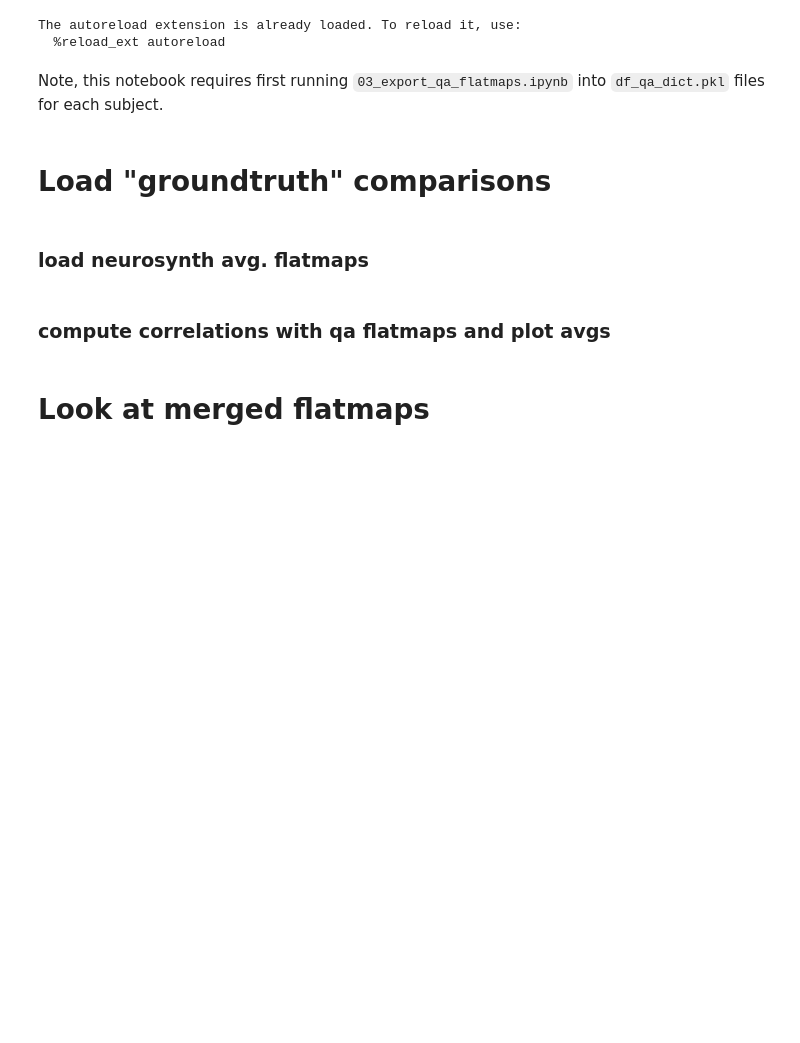
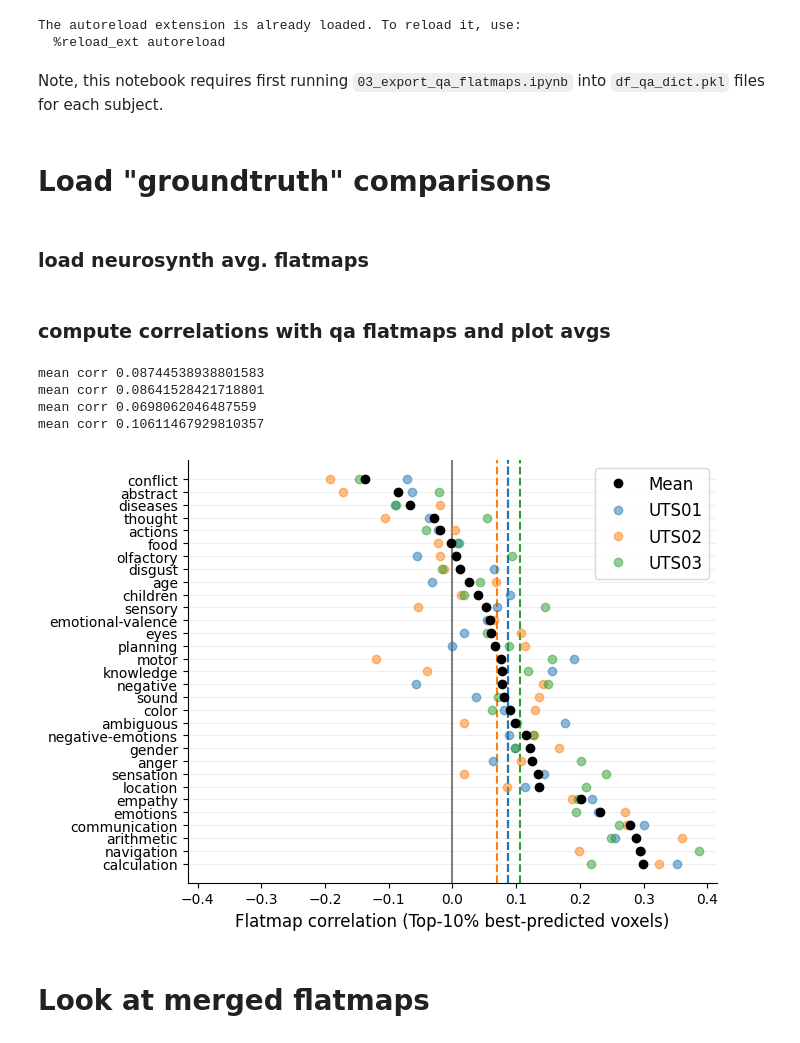
Before and after one commit to csinva/fmri, a Jupyter notebook: notebooks_gpt4/04_neurosynth_compare.ipynb, the cells around one changed output. Cells and saved outputs as stored; diff of their text form; code cells hidden in the pictures; blank space fills up the shorter version.

Commit message:
add extra neurosynth comparisons

```diff
--- a/notebooks_gpt4/04_neurosynth_compare.ipynb
+++ b/notebooks_gpt4/04_neurosynth_compare.ipynb
@@ -129,7 +129,7 @@ def plot_corrs_err_subjects(corrs_df, setting, xlab):
 # setting = 'full_neurosynth'
 
 apply_mask = True
-frac_voxels_to_keep = 0.1
+frac_voxels_to_keep = 0.10
 
 
 corrs_df_list = defaultdict(list)
@@ -182,33 +182,40 @@ for subject in tqdm(['UTS01', 'UTS02', 'UTS03']):
     corrs_df_list['questions'].extend(d['questions'].values.tolist())
     corrs_df_list['subject'].extend([subject] * len(d['questions'].values))
 
     # viz.corr_bars(
     #     corrs,
     #     out_dir_save=join(repo_dir, 'qa_results', 'neurosynth', setting),
     #     xlab='Neurosynth',
     # )
 
     # save flatmaps
     # for i in tqdm(range(len(d))):
     #     sasc.viz.quickshow(
     #         d.iloc[i]['flatmap_qa'],
     #         subject=subject,
     #         fname_save=join(repo_dir, 'qa_results', 'neurosynth', subject,
     #                         setting, f'{d.iloc[i]["questions"]}.png')
     #     )
 
     #     sasc.viz.quickshow(
     #         d.iloc[i]['flatmap_neurosynth'],
     #         subject=subject,
     #         fname_save=join(repo_dir, 'qa_results', 'neurosynth', subject,
     #                         'neurosynth', f'{d.iloc[i]["questions"]}.png')
     #     )
 corrs_df = pd.DataFrame(corrs_df_list)
 # corrs_df.to_pickle(join(repo_dir, 'qa_results',
 #    'neurosynth', setting + '_corrs_df.pkl'))
 
 plot_corrs_err_subjects(
     corrs_df, setting, xlab=f'Flatmap correlation (Top-{int(100*frac_voxels_to_keep)}% best-predicted voxels)')
+plt.savefig('neurosynth_correlation.png', dpi=300)
+# %% [output]
+mean corr 0.08744538938801583
+mean corr 0.08641528421718801
+mean corr 0.0698062046487559
+mean corr 0.10611467929810357
+[figure, added]
 # %% [markdown]
 # Look at merged flatmaps
 # %%
```
Also changed, not shown: 5 other files.
